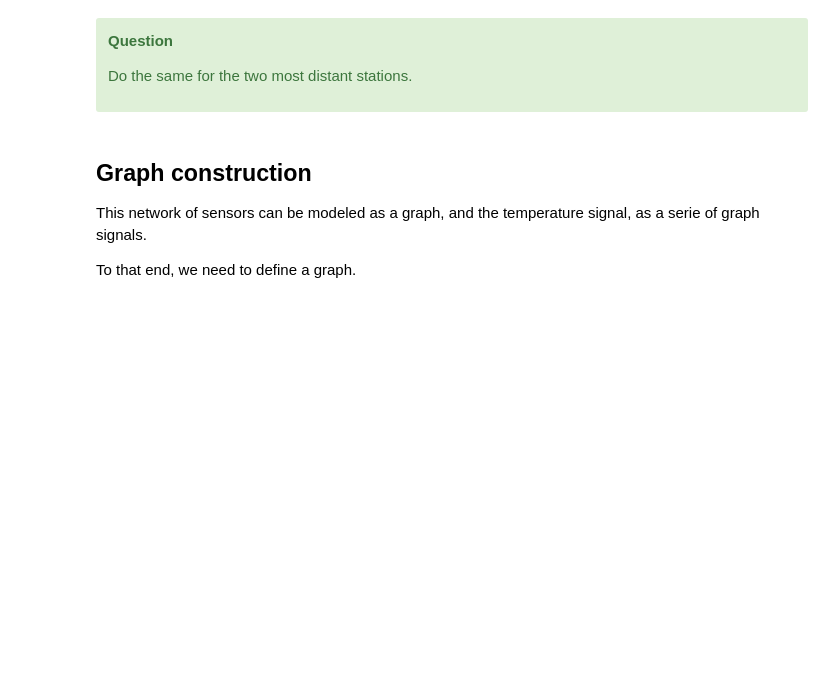
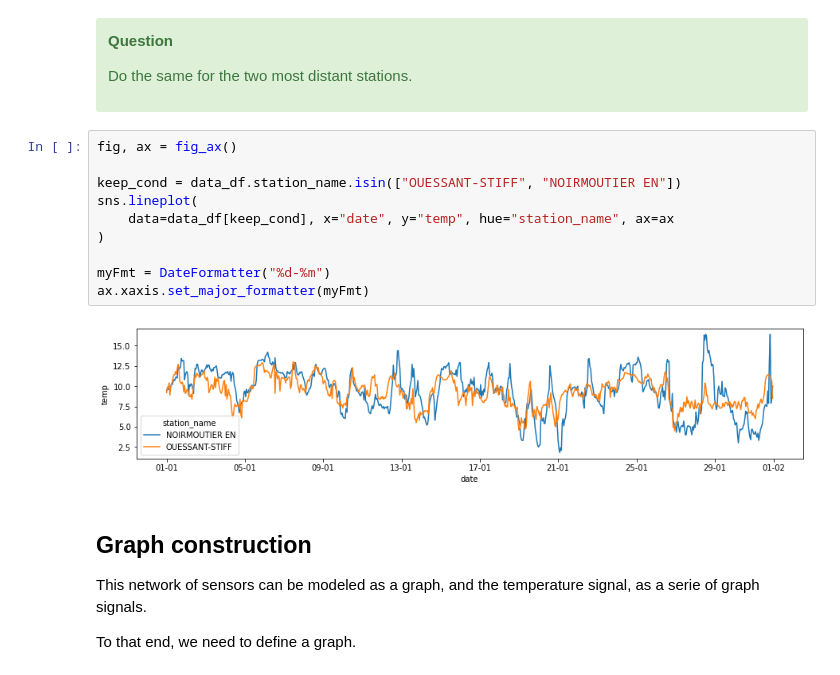
Before and after one commit to emilecohen/ts-tutorial-5-6, a Jupyter notebook: tutorial_05_06/06_GraphSignal.ipynb, the cells around one changed output. Cells and saved outputs as stored; diff of their text form; blank space fills up the shorter version.

```diff
--- a/tutorial_05_06/06_GraphSignal.ipynb
+++ b/tutorial_05_06/06_GraphSignal.ipynb
@@ -430,6 +564,18 @@ ax.xaxis.set_major_formatter(myFmt)
     <p><b>Question</b></p>
     <p>Do the same for the two most distant stations.</p>
 </div>
+# %%
+fig, ax = fig_ax()
+
+keep_cond = data_df.station_name.isin(["OUESSANT-STIFF", "NOIRMOUTIER EN"])
+sns.lineplot(
+    data=data_df[keep_cond], x="date", y="temp", hue="station_name", ax=ax
+)
+
+myFmt = DateFormatter("%d-%m")
+ax.xaxis.set_major_formatter(myFmt)
+# %% [output]
+[figure, added]
 # %% [markdown]
 ## Graph construction
 
```
Also changed, not shown: parts of 45 cells of this notebook, 1 other file.
